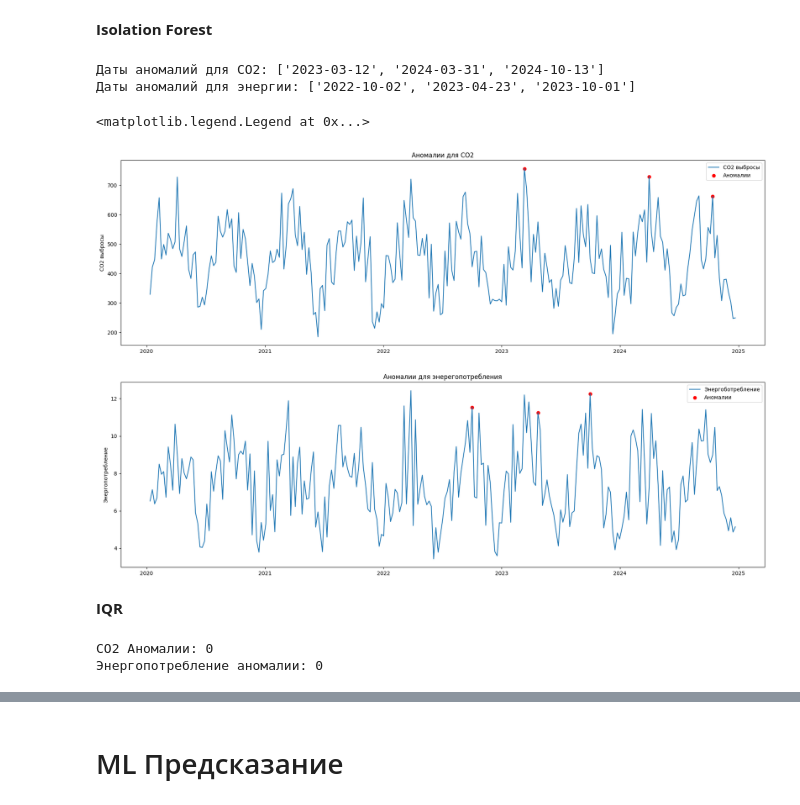
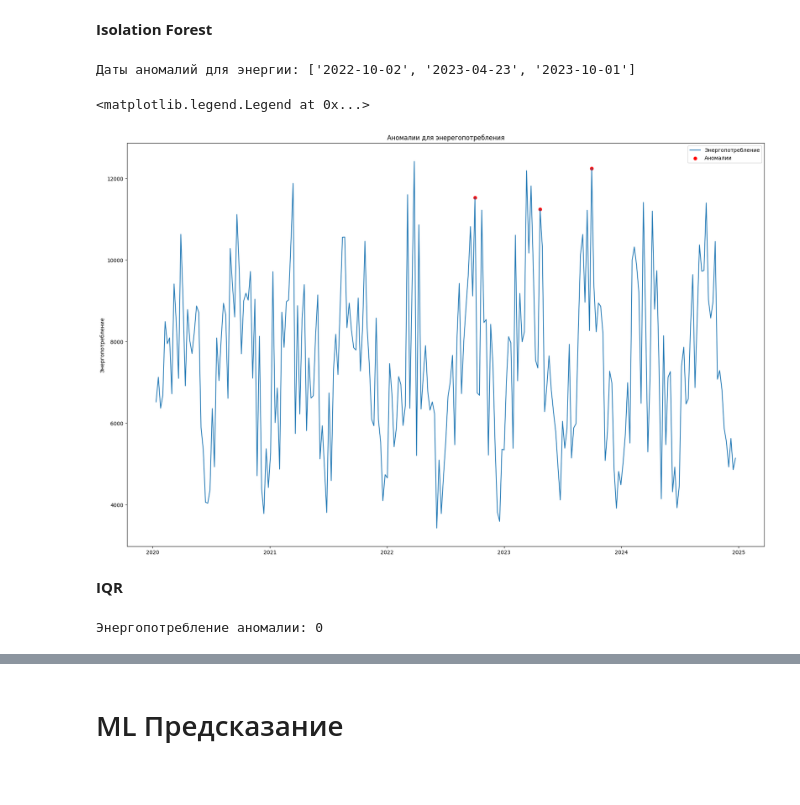
Before and after one commit to tvsmsa/melekhin-time-series, a Jupyter notebook: task_3_timeseries.ipynb, the cells around one changed output, grey strips where cells are left out. Saved outputs shown, nothing was run; the diff lists cells and outputs as text; code cells hidden in the pictures; blank space fills up the shorter version.

```diff
--- a/task_3_timeseries.ipynb
+++ b/task_3_timeseries.ipynb
@@ -33,13 +33,13 @@ from functools import partial
 from sklearn.preprocessing import StandardScaler
 # %%
 df = pd.read_csv('climate_EDA.csv', parse_dates=["date"], index_col = "date")
-ts = ['co2_emission', 'energy_consumption']
-exog_cols = ['humidity','urban_population', 'energy_price']
+ts = ['energy_consumption']
+exog_cols = ['avg_temperature', 'humidity','urban_population', 'energy_price']
 base_cols = ['unique_id', 'ds', 'y']
 
 y = df.resample('W').agg({
-    'co2_emission': 'mean',
     'energy_consumption': 'mean',
+    'avg_temperature': 'mean',
     'urban_population': 'mean',
     'humidity': 'mean',
     'energy_price': 'sum',
@@ -54,6 +54,8 @@ panel_list = [
         'ds': y.index,
         'y': y[t].values,
         'unique_id': t,
+        # Добавляем внешние переменные из y:
+        'avg_temperature': y['avg_temperature'].values,
         'urban_population': y['urban_population'].values,
         'humidity': y['humidity'].values,
         'energy_price': y['energy_price'].values
@@ -65,9 +67,8 @@ panel_df = pd.concat(panel_list, ignore_index=True)
 panel_df = panel_df[base_cols + exog_cols]
 
 FH = int(0.42 * y.shape[0])
-df_test  = panel_df[base_cols].groupby("unique_id").tail(FH)
+df_test = panel_df[base_cols].groupby("unique_id").tail(FH)
 df_train = panel_df[base_cols].drop(df_test.index).reset_index(drop=True)
 
 FREQ = y.index.freq
-SEASON = 26
-print(f"Frequency: {FREQ}, Season energy: {SEASON}")
+SEASON = 52
@@ -139,48 +140,34 @@ for uid, df_uid in res_df.groupby('unique_id'):
 # %%
 from sklearn.ensemble import IsolationForest
 
 def detect_isolation_forest_anomlies(df):
   for lag in [7, 26, 52]:
     df[f'lag_{lag}'] = df['y'].shift(lag)
     df[f'lag_{lag}'] = df['y'].shift(lag)
   scaler = StandardScaler()
   df_scaled = scaler.fit_transform(df)
   iso_forest = IsolationForest(n_estimators = 100, contamination=0.01, random_state=42)
   iso_predict = iso_forest.fit_predict(df_scaled)
   iso_scores = iso_forest.score_samples(df_scaled)
   anomalies = df.index[iso_predict == -1]
   return anomalies
 
-#Аномалии для co2
-df_co2 = panel_df[panel_df['unique_id']=='co2_emission']
-df_en = panel_df[panel_df['unique_id']=='energy_consumption']
-df_iso_co2 = df_co2[['ds', 'y']].copy().set_index('ds')
-df_iso_en = df_en[['ds', 'y']].copy().set_index('ds')
+df_iso_en = panel_df[['ds', 'y']].copy().set_index('ds')
 
-anomalies_co2 = detect_isolation_forest_anomlies(df_iso_co2)
-print(f'Даты аномалий для CO2: {list(anomalies_co2.strftime("%Y-%m-%d"))}')
+anomalies_if = detect_isolation_forest_anomlies(df_iso_en)
+print(f'Даты аномалий для энергии: {list(anomalies_if.strftime("%Y-%m-%d"))}')
 
-anomalies_en = detect_isolation_forest_anomlies(df_iso_en)
-print(f'Даты аномалий для энергии: {list(anomalies_en.strftime("%Y-%m-%d"))}')
+fig, axes = plt.subplots(1, 1, figsize = (22, 14))
 
-fig, axes = plt.subplots(2, 1, figsize = (22, 14))
-
-axes[0].plot(df_iso_co2.index, df_iso_co2['y'], label='CO2 выбросы')
-axes[0].scatter(anomalies_co2, df_iso_co2.loc[anomalies_co2, 'y'], label = 'Аномалии', color='red')
-axes[0].set_title('Аномалии для CO2')
-axes[0].set_ylabel('CO2 выбросы')
-axes[0].legend()
-
-axes[1].plot(df_iso_en.index, df_iso_en['y'], label='Энергоботребление')
-axes[1].scatter(anomalies_en, df_iso_en.loc[anomalies_en, 'y'], label = 'Аномалии', color = 'red')
-axes[1].set_title('Аномалии для энерегопотребления')
-axes[1].set_ylabel('Энергопотребление')
-axes[1].legend()
+axes.plot(df_iso_en.index, df_iso_en['y'], label='Энергопотребление')
+axes.scatter(anomalies_if, df_iso_en.loc[anomalies_if, 'y'], label = 'Аномалии', color = 'red')
+axes.set_title('Аномалии для энерегопотребления')
+axes.set_ylabel('Энергопотребление')
+axes.legend()
 # %% [output]
-Даты аномалий для CO2: ['2023-03-12', '2024-03-31', '2024-10-13']
 Даты аномалий для энергии: ['2022-10-02', '2023-04-23', '2023-10-01']
 <matplotlib.legend.Legend at 0x...>
-[figure, old version]
+[figure, new version]
 # %% [markdown]
 **IQR**
 # %%
@@ -193,16 +180,9 @@ def detect_iqr_anomalies(df):
   df_iqr = (df < lower_bound) | (df > upper_bound)
   return df_iqr
 
-df_co2_train = panel_df[panel_df['unique_id']=='co2_emission']
-df_en_train = panel_df[panel_df['unique_id']=='energy_consumption']
-
-df_co2 = df_co2_train[['ds', 'y']].copy().set_index('ds')
-df_en = df_en_train[['ds', 'y']].copy().set_index('ds')
-
-result_co2 = detect_iqr_anomalies(df_co2)
-result_en = detect_iqr_anomalies(df_en)
-print(f"CO2 Аномалии: {result_co2['y'].sum()}")
-print(f"Энергопотребление аномалии: {result_en['y'].sum()}")
+df_en = panel_df[['ds', 'y']].copy().set_index('ds')
+result_iqr = detect_iqr_anomalies(df_en)
+anomalies_iqr = result_iqr[result_iqr['y']==True]
+print(f"Энергопотребление аномалии: {anomalies_iqr['y'].sum()}")
 # %% [output]
-CO2 Аномалии: 0
 Энергопотребление аномалии: 0
```
Also changed, not shown: parts of 20 cells of this notebook, 3 other files.
